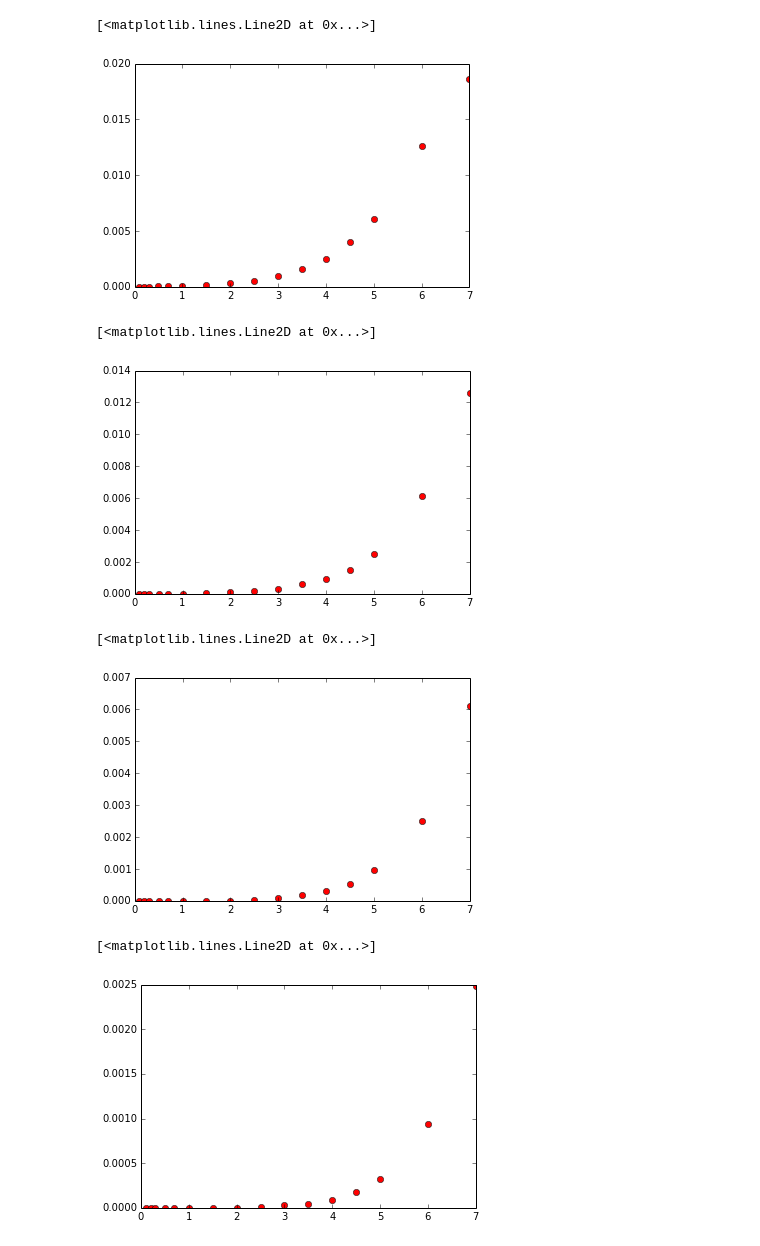
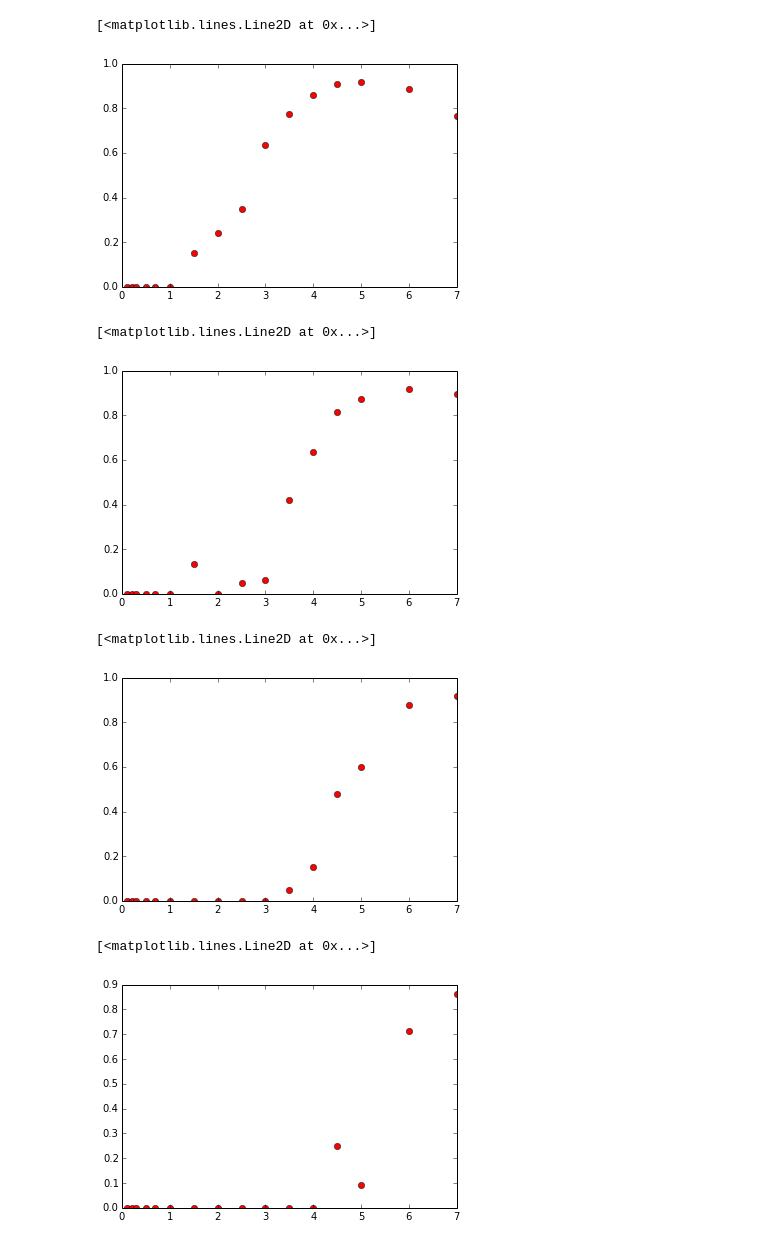
Before and after one commit to siruix/CrystalGrowthSimulation, a Jupyter notebook: com/sirui/analytic/plot-analysis.ipynb, the cells around one changed output. Saved outputs shown, nothing was run; the diff lists cells and outputs as text; code cells hidden in the pictures.

```diff
--- a/com/sirui/analytic/plot-analysis.ipynb
+++ b/com/sirui/analytic/plot-analysis.ipynb
@@ -54,11 +55,11 @@ y05[4]
 # %%
 df1 = [None]*len(beta_mu)
+y1 = np.zeros(len(beta_mu))
 for i in range(len(beta_mu)):
     df1[i] = pd.read_csv('images/sim_betaphi1.0_betamu%s/coverage.csv' % beta_mu[i], header=None)
-
-y1 = np.zeros(len(beta_mu))
-for i in range(len(beta_mu)):
-    y1[i] = (df1[i].loc[delta] - df1[i].loc[0]) / delta
+    with open('images/sim_betaphi1.0_betamu%s/deposition_rate_per_site.txt' % beta_mu[i], 'r') as f:
+        deposition_rate = float(f.readline())
+        y1[i] = (df1[i].loc[delta] - df1[i].loc[0]) / delta / deposition_rate
 
 plt.plot(beta_mu, y1, 'ro')
 # %% [output]
@@ -67,54 +68,54 @@ plt.plot(beta_mu, y1, 'ro')
 # %%
 df15 = [None]*len(beta_mu)
+y15 = np.zeros(len(beta_mu))
 for i in range(len(beta_mu)):
     df15[i] = pd.read_csv('images/sim_betaphi1.5_betamu%s/coverage.csv' % beta_mu[i], header=None)
-
-y15 = np.zeros(len(beta_mu))
-for i in range(len(beta_mu)):
-    y15[i] = (df15[i].loc[delta] - df15[i].loc[0]) / delta
+    with open('images/sim_betaphi1.5_betamu%s/deposition_rate_per_site.txt' % beta_mu[i], 'r') as f:
+        deposition_rate = float(f.readline())
+        y15[i] = (df15[i].loc[delta] - df15[i].loc[0]) / delta / deposition_rate
 
 plt.plot(beta_mu, y15, 'ro')
 # %% [output]
 [<matplotlib.lines.Line2D at 0x...>]
-[figure, old version]
+[figure, new version]
 # %%
 df2 = [None]*len(beta_mu)
+y2 = np.zeros(len(beta_mu))
 for i in range(len(beta_mu)):
     df2[i] = pd.read_csv('images/sim_betaphi2.0_betamu%s/coverage.csv' % beta_mu[i], header=None)
-
-y2 = np.zeros(len(beta_mu))
-for i in range(len(beta_mu)):
-    y2[i] = (df2[i].loc[delta] - df2[i].loc[0]) / delta
+    with open('images/sim_betaphi2.0_betamu%s/deposition_rate_per_site.txt' % beta_mu[i], 'r') as f:
+        deposition_rate = float(f.readline())
+        y2[i] = (df2[i].loc[delta] - df2[i].loc[0]) / delta / deposition_rate
 
 plt.plot(beta_mu, y2, 'ro')
 # %% [output]
 [<matplotlib.lines.Line2D at 0x...>]
-[figure, old version]
+[figure, new version]
 # %%
 df25 = [None]*len(beta_mu)
+y25 = np.zeros(len(beta_mu))
 for i in range(len(beta_mu)):
     df25[i] = pd.read_csv('images/sim_betaphi2.5_betamu%s/coverage.csv' % beta_mu[i], header=None)
-
-y25 = np.zeros(len(beta_mu))
-for i in range(len(beta_mu)):
-    y25[i] = (df25[i].loc[delta] - df25[i].loc[0]) / delta
+    with open('images/sim_betaphi2.5_betamu%s/deposition_rate_per_site.txt' % beta_mu[i], 'r') as f:
+        deposition_rate = float(f.readline())
+        y25[i] = (df25[i].loc[delta] - df25[i].loc[0]) / delta / deposition_rate
 
 plt.plot(beta_mu, y25, 'ro')
 # %% [output]
 [<matplotlib.lines.Line2D at 0x...>]
-[figure, old version]
+[figure, new version]
 # %%
 df3 = [None]*len(beta_mu)
+y3 = np.zeros(len(beta_mu))
 for i in range(len(beta_mu)):
     df3[i] = pd.read_csv('images/sim_betaphi3.0_betamu%s/coverage.csv' % beta_mu[i], header=None)
-
-y3 = np.zeros(len(beta_mu))
-for i in range(len(beta_mu)):
-    y3[i] = (df3[i].loc[delta] - df3[i].loc[0]) / delta
+    with open('images/sim_betaphi3.0_betamu%s/deposition_rate_per_site.txt' % beta_mu[i], 'r') as f:
+        deposition_rate = float(f.readline())
+        y3[i] = (df3[i].loc[delta] - df3[i].loc[0]) / delta / deposition_rate
 
 plt.plot(beta_mu, y3, 'ro')
 # %% [output]
 [<matplotlib.lines.Line2D at 0x...>]
-[figure, old version]
+[figure, new version]
 # %%
 df4 = [None]*len(beta_mu)
```
Also changed, not shown: parts of 10 cells of this notebook, 7 other files.
